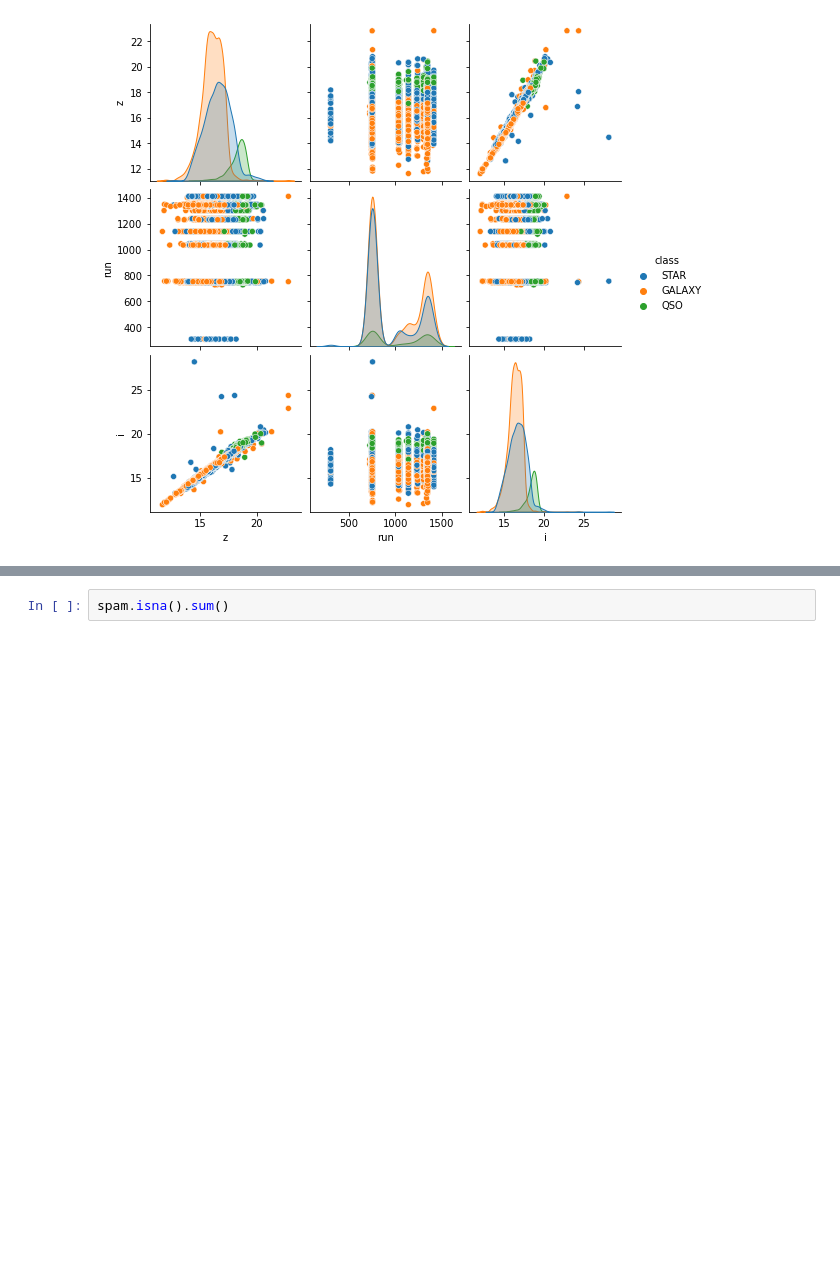
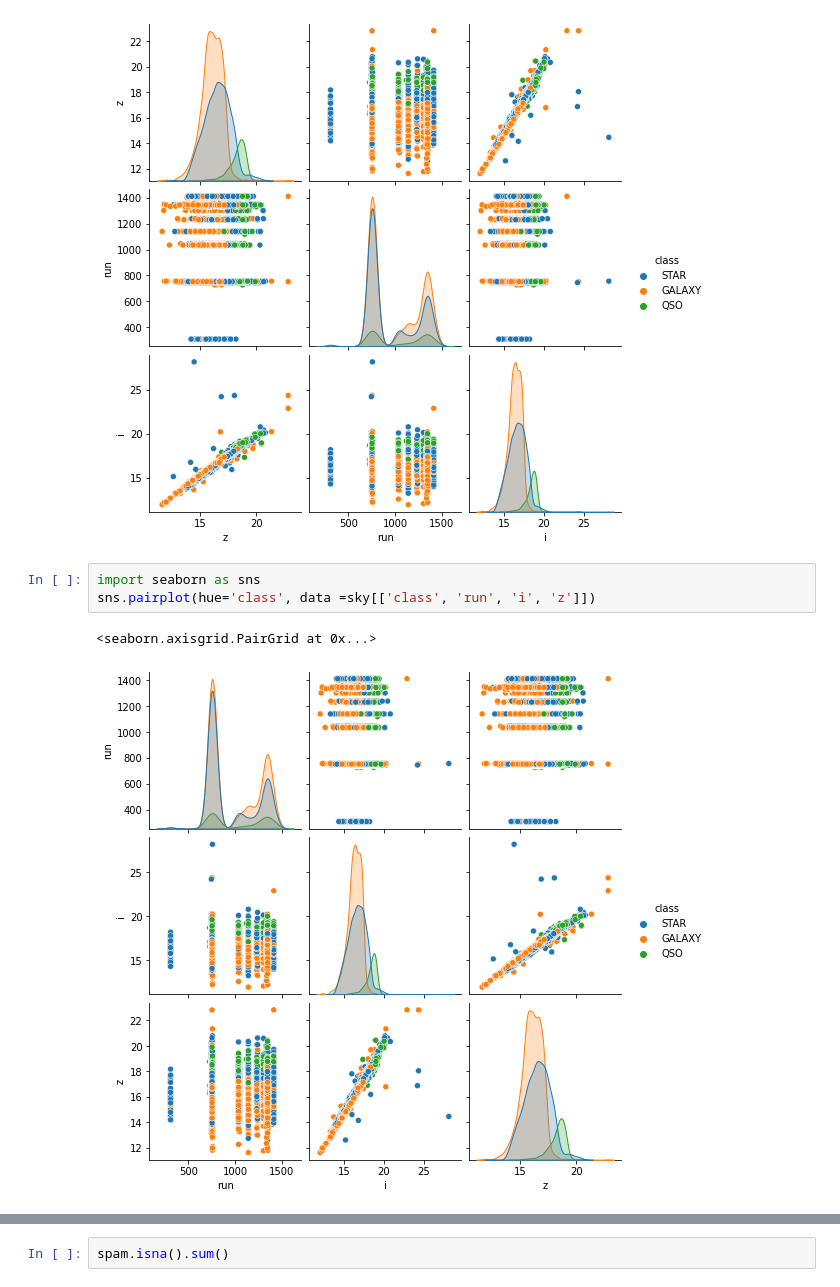
Before and after one commit to wanjuson/analyst_engineer, a Jupyter notebook: ADP_book/Ch6-9_v2.ipynb, the cells around one changed output, grey strips where cells are left out. Cells and saved outputs as stored; diff of their text form; blank space fills up the shorter version.

```diff
--- a/ADP_book/Ch6-9_v2.ipynb
+++ b/ADP_book/Ch6-9_v2.ipynb
@@ -71,6 +71,12 @@ sns.pairplot(hue='class', data =sky[['z', 'run', 'i', 'class']])
 # %% [output]
 <seaborn.axisgrid.PairGrid at 0x...>
 [figure]
+# %%
+import seaborn as sns
+sns.pairplot(hue='class', data =sky[['class', 'run', 'i', 'z']])
+# %% [output]
+<seaborn.axisgrid.PairGrid at 0x...>
+[figure, added]
 # %%
 import numpy as np
 features = list(sky.columns)
```
Also changed, not shown: parts of 21 cells of this notebook, 1 other file.
